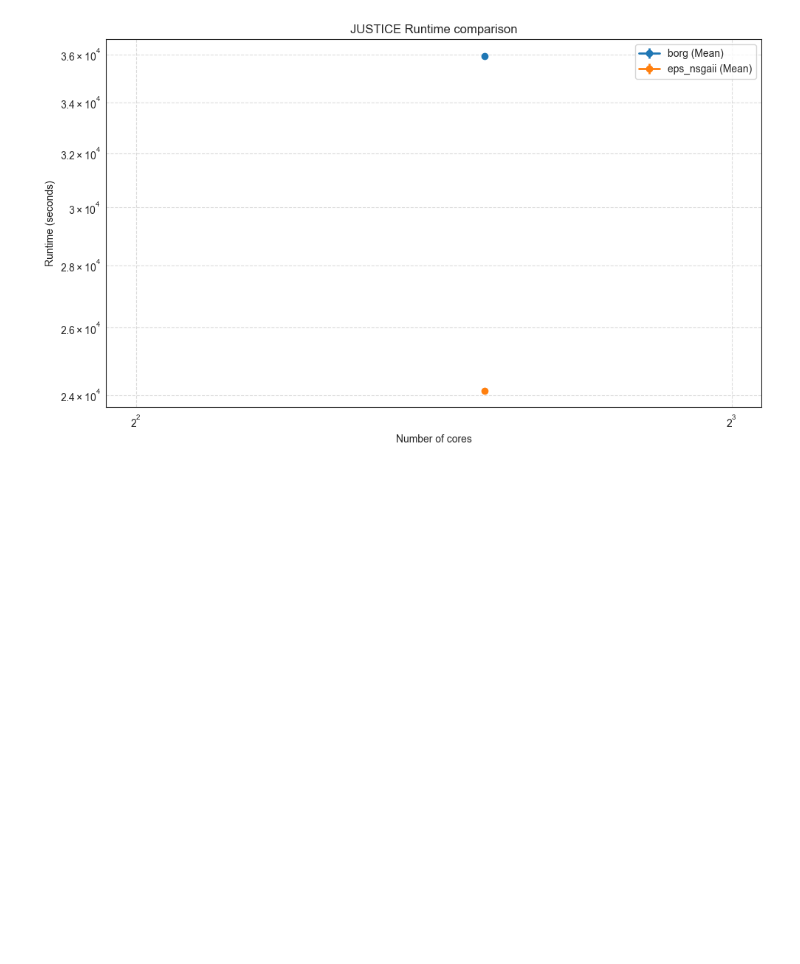
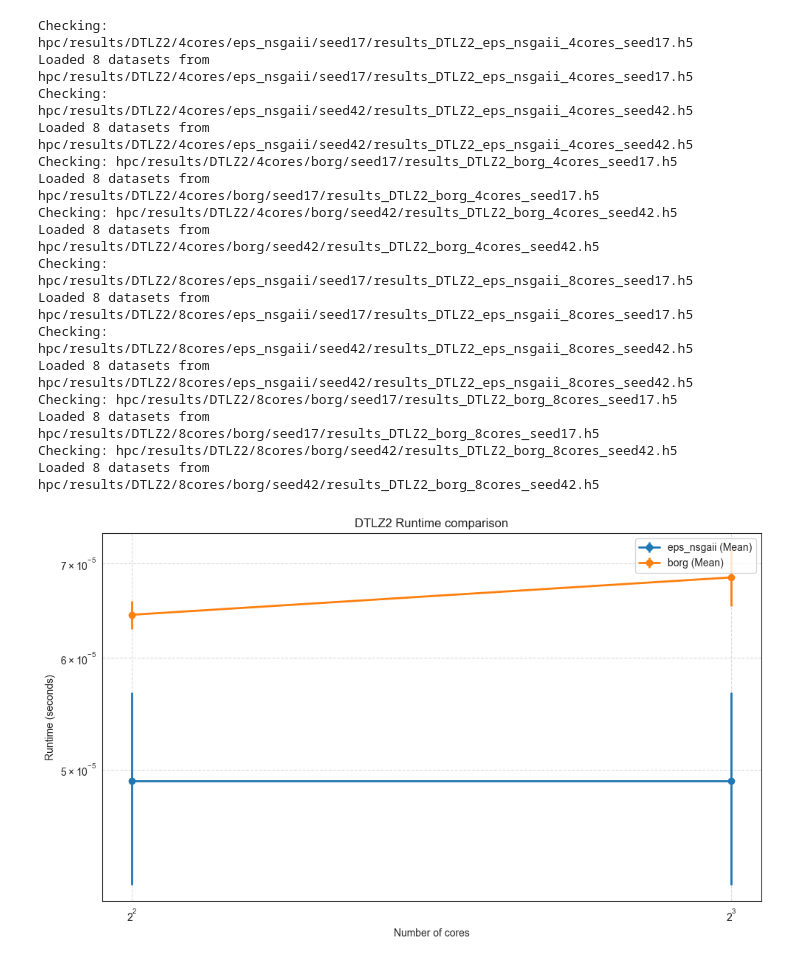
Before and after one commit to woutervdl/MOEA_convergence, a Jupyter notebook: Thesis/analysis.ipynb, the cells around one changed output. Drawn from its saved outputs; the diff is of its cells as text; code cells hidden in the pictures; blank space fills up the shorter version.

```diff
--- a/Thesis/analysis.ipynb
+++ b/Thesis/analysis.ipynb
@@ -3,9 +3,9 @@
 from Thesis.util.hdf5_visualisation import *
 # %%
 problem_names = ['DTLZ2']#, 'DTLZ3', 'JUSTICE']
-moeas = ['eps_nsgaii']#, 'borg', 'generational_borg']
-core_count = [4]
-seeds = 1
+moeas = ['eps_nsgaii','borg']#, 'generational_borg']
+core_count = [4,8]
+seeds = 2
 metric_names = ['hypervolume', 'generational_distance', 'epsilon_indicator',
                'archive_size', 'spread', 'spacing', 'time_efficiency', 'epsilon_progress']
 # %%
@@ -28,6 +123,21 @@ plt.show()
 # %%
-plot_runtime_comparison('JUSTICE', moeas, core_count, seeds)
-plt.show()
+plot_runtime_comparison(problem_names[0], moeas, core_count)
 # %% [output]
+Checking: hpc/results/DTLZ2/4cores/eps_nsgaii/seed17/results_DTLZ2_eps_nsgaii_4cores_seed17.h5
+Loaded 8 datasets from hpc/results/DTLZ2/4cores/eps_nsgaii/seed17/results_DTLZ2_eps_nsgaii_4cores_seed17.h5
+Checking: hpc/results/DTLZ2/4cores/eps_nsgaii/seed42/results_DTLZ2_eps_nsgaii_4cores_seed42.h5
+Loaded 8 datasets from hpc/results/DTLZ2/4cores/eps_nsgaii/seed42/results_DTLZ2_eps_nsgaii_4cores_seed42.h5
+Checking: hpc/results/DTLZ2/4cores/borg/seed17/results_DTLZ2_borg_4cores_seed17.h5
+Loaded 8 datasets from hpc/results/DTLZ2/4cores/borg/seed17/results_DTLZ2_borg_4cores_seed17.h5
+Checking: hpc/results/DTLZ2/4cores/borg/seed42/results_DTLZ2_borg_4cores_seed42.h5
+Loaded 8 datasets from hpc/results/DTLZ2/4cores/borg/seed42/results_DTLZ2_borg_4cores_seed42.h5
+Checking: hpc/results/DTLZ2/8cores/eps_nsgaii/seed17/results_DTLZ2_eps_nsgaii_8cores_seed17.h5
+Loaded 8 datasets from hpc/results/DTLZ2/8cores/eps_nsgaii/seed17/results_DTLZ2_eps_nsgaii_8cores_seed17.h5
+Checking: hpc/results/DTLZ2/8cores/eps_nsgaii/seed42/results_DTLZ2_eps_nsgaii_8cores_seed42.h5
+Loaded 8 datasets from hpc/results/DTLZ2/8cores/eps_nsgaii/seed42/results_DTLZ2_eps_nsgaii_8cores_seed42.h5
+Checking: hpc/results/DTLZ2/8cores/borg/seed17/results_DTLZ2_borg_8cores_seed17.h5
+Loaded 8 datasets from hpc/results/DTLZ2/8cores/borg/seed17/results_DTLZ2_borg_8cores_seed17.h5
+Checking: hpc/results/DTLZ2/8cores/borg/seed42/results_DTLZ2_borg_8cores_seed42.h5
+Loaded 8 datasets from hpc/results/DTLZ2/8cores/borg/seed42/results_DTLZ2_borg_8cores_seed42.h5
-[figure, old version]
+[figure, new version]
 # %%
```
Also changed, not shown: parts of 8 cells of this notebook, 17 other files.
